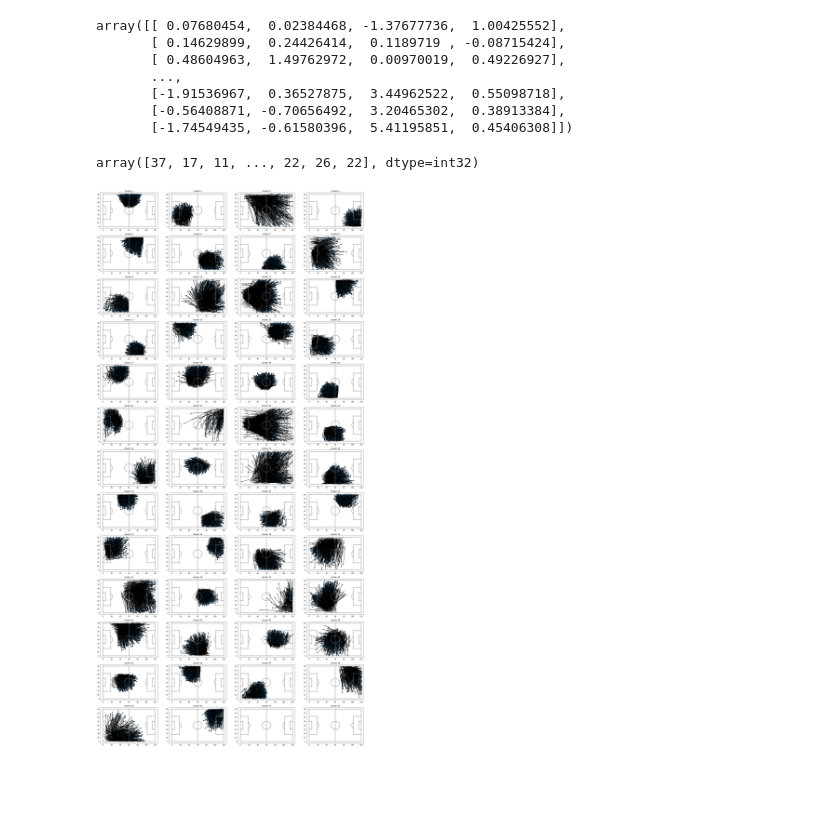
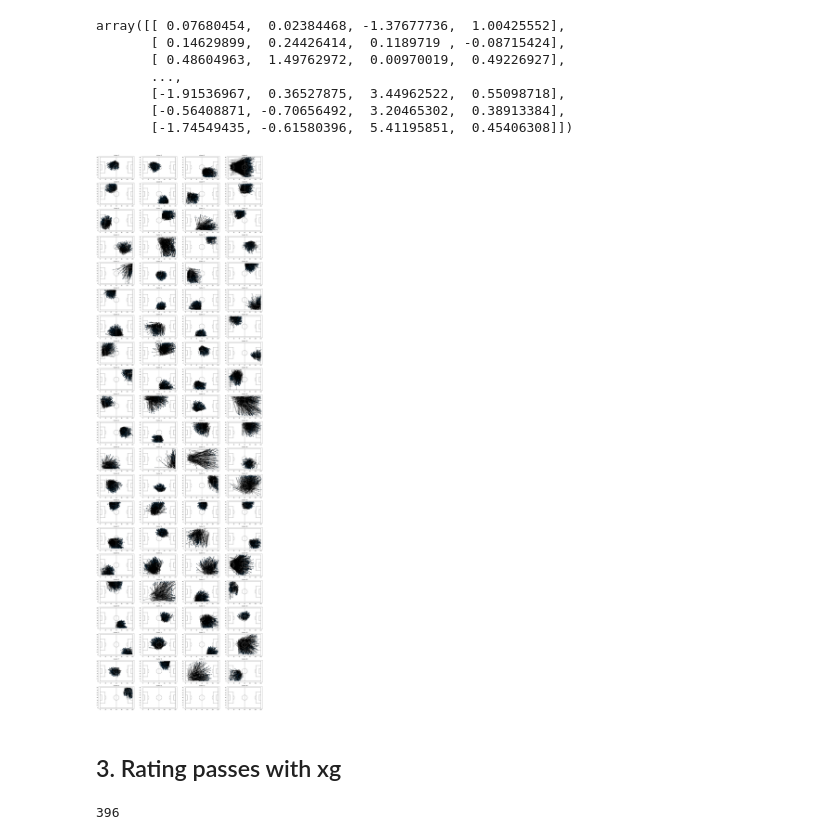
Before and after one commit to RobBlumberg/pass_sequence_eval, a Jupyter notebook: src/pass_sequence_eval.ipynb, the cells around one changed output. Drawn from its saved outputs; the diff is of its cells as text; code cells hidden in the pictures; blank space fills up the shorter version.

```diff
--- a/src/pass_sequence_eval.ipynb
+++ b/src/pass_sequence_eval.ipynb
@@ -125,14 +48,14 @@ from sklearn.mixture import GaussianMixture
 from sklearn.preprocessing import StandardScaler
 from sklearn.manifold import TSNE
 # %%
-pass_df = event_df[event_df["event name"] == "pass"].iloc[:, 5:9]
-x1 = pass_df["x start location"]
-x2 = pass_df["x end location"]
-y1 = pass_df["y start location"]
-y2 = pass_df["y end location"]
-pass_df["length"] = np.sqrt((x2-x1)**2 + (y2-y1)**2)
-pass_df["angle"] = list(map(lambda x, y: math.atan2(x, y), x2-x1, y2-y1))
-pass_df
+season_pass_df = season_event_df[season_event_df["event name"] == "pass"].iloc[:, 5:9]
+x1 = season_pass_df["x start location"]
+x2 = season_pass_df["x end location"]
+y1 = season_pass_df["y start location"]
+y2 = season_pass_df["y end location"]
+season_pass_df["length"] = np.sqrt((x2-x1)**2 + (y2-y1)**2)
+season_pass_df["angle"] = list(map(lambda x, y: math.atan2(x, y), x2-x1, y2-y1))
+season_pass_df
 # %% [output]
 |  | x start location | y start location | x end location | y end location | length | angle |
 | event id |  |  |  |  |  |  |
@@ -151,8 +74,8 @@ pass_df
 # %%
 cols = ["x start location", "y start location", "length", "angle"]
 ss = StandardScaler()
-pass_df_trans = ss.fit_transform(pass_df[cols])
-pass_df_trans
+season_pass_df_transformed = ss.fit_transform(season_pass_df[cols])
+season_pass_df_transformed
 # %% [output]
 array([[ 0.07680454,  0.02384468, -1.37677736,  1.00425552],
        [ 0.14629899,  0.24426414,  0.1189719 , -0.08715424],
@@ -162,24 +85,26 @@ array([[ 0.07680454,  0.02384468, -1.37677736,  1.00425552],
        [-0.56408871, -0.70656492,  3.20465302,  0.38913384],
        [-1.74549435, -0.61580396,  5.41195851,  0.45406308]])
 # %%
-n_cluster = 50
-kmeans = KMeans(n_clusters=n_cluster, n_init=100)
-kmeans.fit_predict(pass_df_trans)
+n_cluster = 81
+kmeans = KMeans(n_clusters=n_cluster, n_init=10)
+kmeans.fit_predict(season_pass_df_transformed);
-# %% [output]
-array([37, 17, 11, ..., 22, 26, 22], dtype=int32)
 # %%
-pass_df_temp = pass_df.copy()
-pass_df_temp["cluster"] = kmeans.labels_
+season_pass_df["cluster"] = kmeans.labels_
 # %%
 axis_cols = 4
 axis_rows = int(np.ceil(n_cluster / axis_cols))
 fig, axs = plt.subplots(axis_rows, axis_cols, figsize=(30, 0.66*(30/axis_cols)*axis_rows))
 ax = axs.reshape(-1)
 for i, axi in enumerate(ax):
     sbd.draw_pitch(axis=axi, rotate=True)
     axi.set_title(f"cluster {i+1}", size=12)
-for pass_id, pass_ in pass_df_temp.iterrows():
-    axis_num = int(pass_df_temp.loc[pass_id]["cluster"])
-    plot_event(event_df, pass_id, axis=ax[axis_num])
+for game_id, game in season_11_21.items():
+    event_df_game = game.event_df
+    pass_df_game = event_df_game[event_df_game["event name"] == "pass"]
+    for index, row, in pass_df_game.iterrows():
+        axis_num = int(season_pass_df.loc[index]["cluster"])
+        sbd.plot_event(game, index, axis=ax[axis_num])
 # %% [output]
-[figure, old version]
+[figure, new version]
+# %% [markdown]
+## 3. Rating passes with xg
@@ -185,0 +120,8 @@ for pass_id, pass_ in pass_df_temp.iterrows():
+# %%
+n=0
+for xg in all_sequences_xg:
+    if xg != 0:
+        n+=1
+n
+# %% [output]
+396
```
Also changed, not shown: parts of 16 cells of this notebook.
